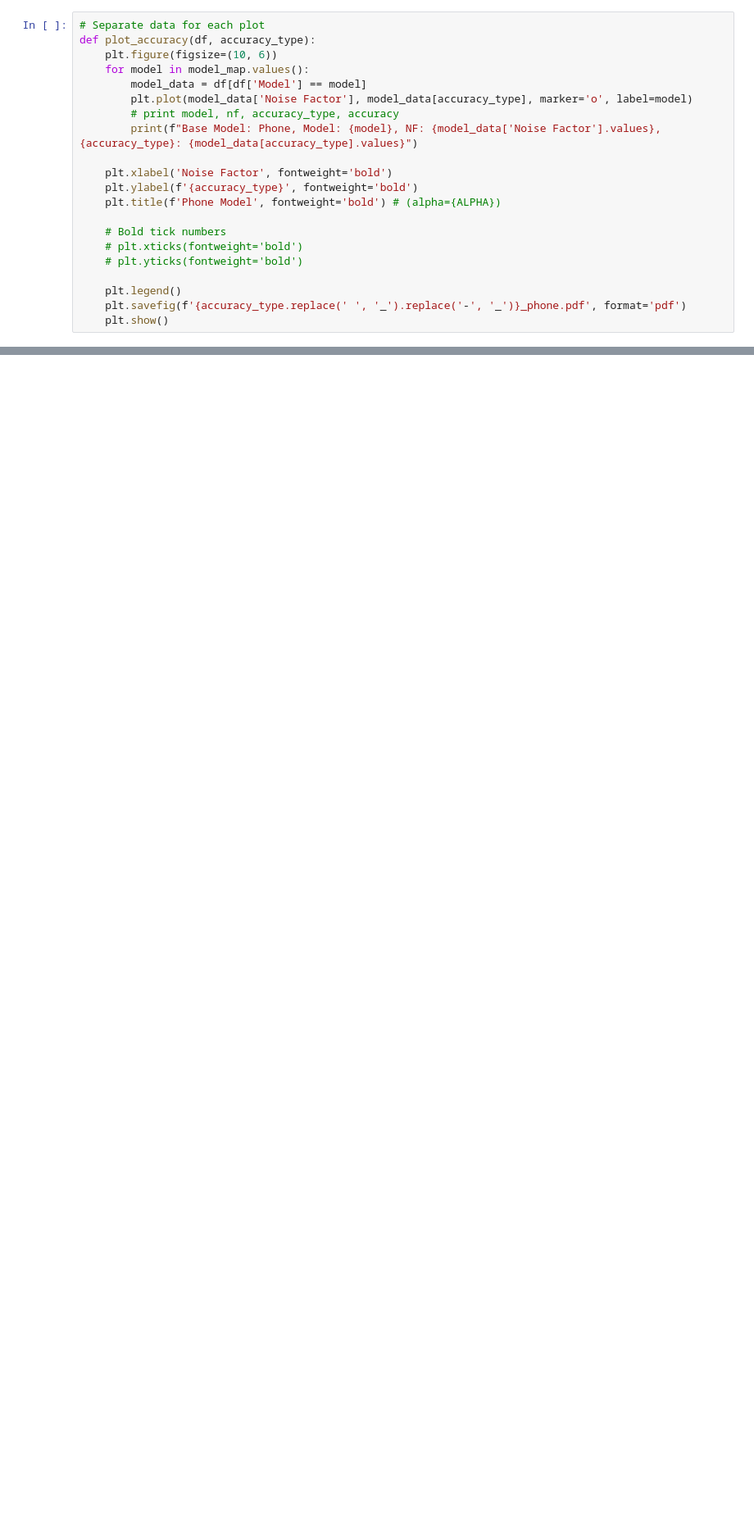
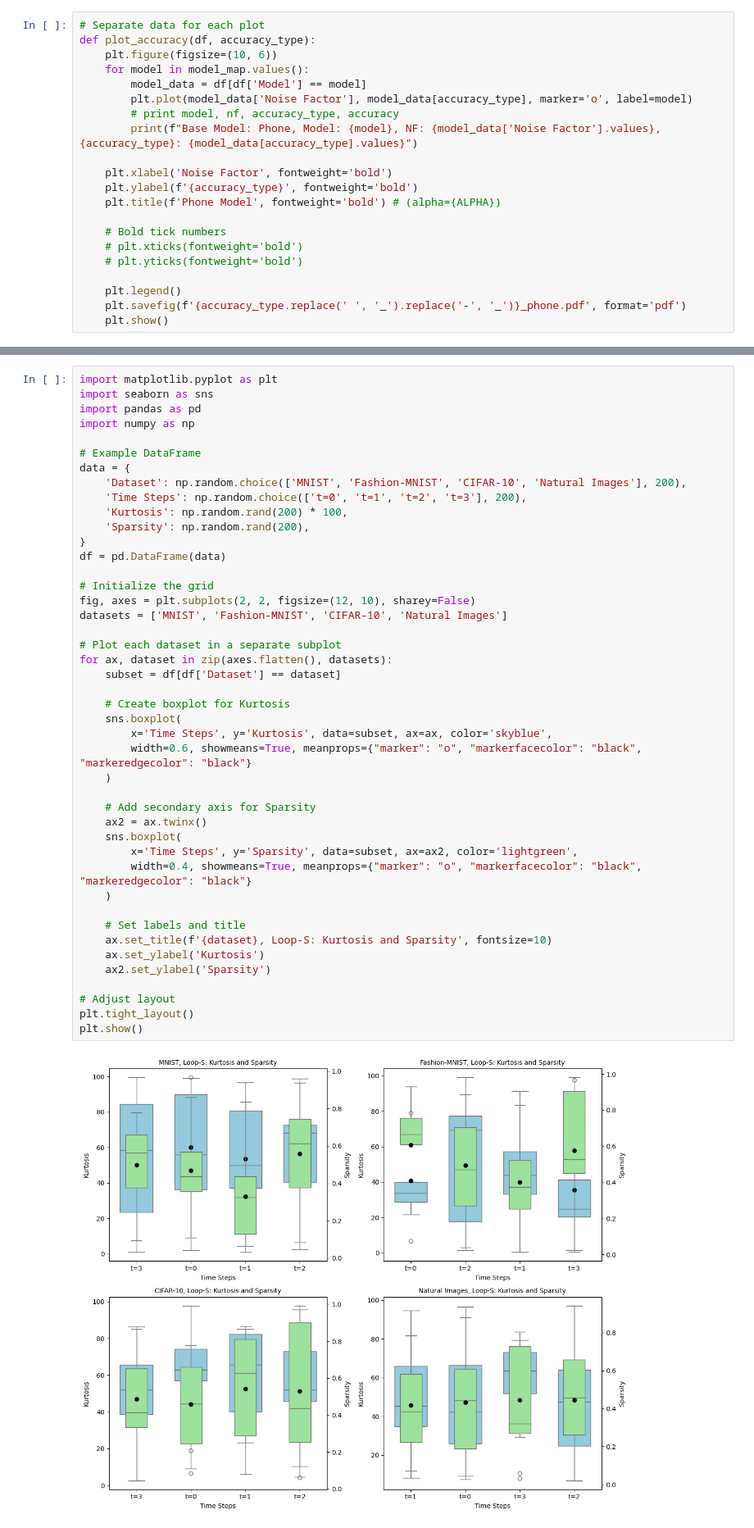
Before and after one commit to Botacin-s-Lab/EchoCrypt, a Jupyter notebook: ours/phone/results/graphs.ipynb, the cells around one changed output, grey strips where cells are left out. Shown at 82% size. Drawn from its saved outputs; the diff is of its cells as text; blank space fills up the shorter version.

```diff
--- a/ours/phone/results/graphs.ipynb
+++ b/ours/phone/results/graphs.ipynb
@@ -264,0 +289,46 @@ Base Model: Phone, Model: EchoCrypt, NF: ['1.0' '1.5' '2.0'], Rouge-L: [0.975697
+# %%
+import matplotlib.pyplot as plt
+import seaborn as sns
+import pandas as pd
+import numpy as np
+
+# Example DataFrame
+data = {
+    'Dataset': np.random.choice(['MNIST', 'Fashion-MNIST', 'CIFAR-10', 'Natural Images'], 200),
+    'Time Steps': np.random.choice(['t=0', 't=1', 't=2', 't=3'], 200),
+    'Kurtosis': np.random.rand(200) * 100,
+    'Sparsity': np.random.rand(200),
+}
+df = pd.DataFrame(data)
+
+# Initialize the grid
+fig, axes = plt.subplots(2, 2, figsize=(12, 10), sharey=False)
+datasets = ['MNIST', 'Fashion-MNIST', 'CIFAR-10', 'Natural Images']
+
+# Plot each dataset in a separate subplot
+for ax, dataset in zip(axes.flatten(), datasets):
+    subset = df[df['Dataset'] == dataset]
+
+    # Create boxplot for Kurtosis
+    sns.boxplot(
+        x='Time Steps', y='Kurtosis', data=subset, ax=ax, color='skyblue',
+        width=0.6, showmeans=True, meanprops={"marker": "o", "markerfacecolor": "black", "markeredgecolor": "black"}
+    )
+
+    # Add secondary axis for Sparsity
+    ax2 = ax.twinx()
+    sns.boxplot(
+        x='Time Steps', y='Sparsity', data=subset, ax=ax2, color='lightgreen',
+        width=0.4, showmeans=True, meanprops={"marker": "o", "markerfacecolor": "black", "markeredgecolor": "black"}
+    )
+
+    # Set labels and title
+    ax.set_title(f'{dataset}, Loop-S: Kurtosis and Sparsity', fontsize=10)
+    ax.set_ylabel('Kurtosis')
+    ax2.set_ylabel('Sparsity')
+
+# Adjust layout
+plt.tight_layout()
+plt.show()
+# %% [output]
+[figure, added]
```
Also changed, not shown: parts of 14 cells of this notebook.
